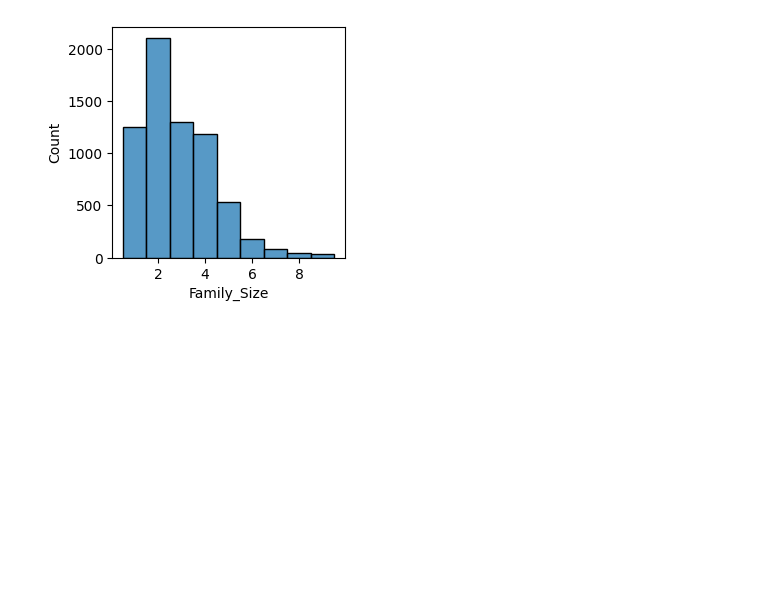
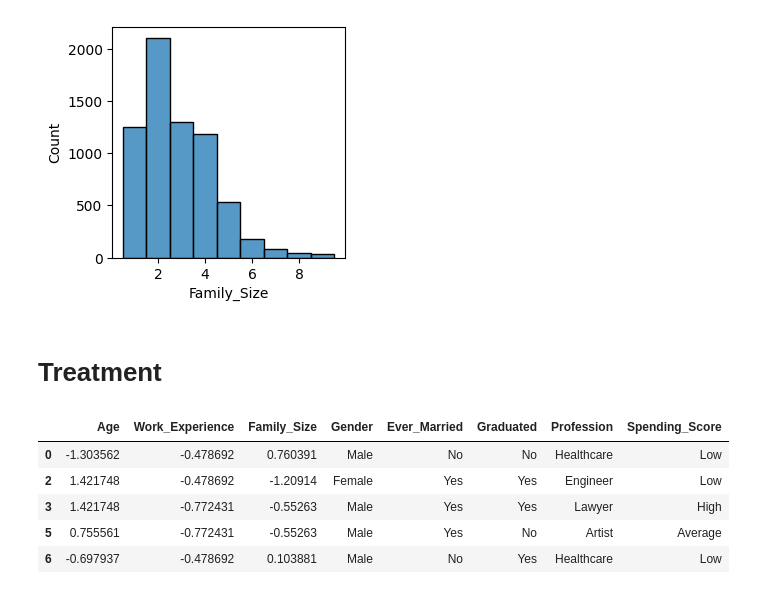
Before and after one commit to franklinzppa/customer-clusterization, a Jupyter notebook: customer-cluster.ipynb, the cells around one changed output. Cells and saved outputs as stored; diff of their text form; code cells hidden in the pictures; blank space fills up the shorter version.

```diff
--- a/customer-cluster.ipynb
+++ b/customer-cluster.ipynb
@@ -169,3 +174,5 @@ plt.figure(figsize=(3,3))
 sns.histplot(df_dropna, x='Family_Size', discrete=True);
 # %% [output]
 [figure]
+# %% [markdown]
+# Treatment
@@ -171,0 +205,15 @@ sns.histplot(df_dropna, x='Family_Size', discrete=True);
+# %%
+cat_cols = ['Gender', 'Ever_Married', 'Graduated', 'Profession', 'Spending_Score']
+num_cols = ['Age', 'Work_Experience', 'Family_Size']
+
+ct =  ColumnTransformer([('std_scaler', std_scaler, num_cols)], remainder='passthrough')
+
+df_tr = pd.DataFrame(ct.fit_transform(df_dropna), index=df_dropna.index, columns=num_cols+cat_cols)
+df_tr.head()
+# %% [output]
+|  | Age | Work_Experience | Family_Size | Gender | Ever_Married | Graduated | Profession | Spending_Score |
+| 0 | -1.303562 | -0.478692 | 0.760391 | Male | No | No | Healthcare | Low |
+| 2 | 1.421748 | -0.478692 | -1.20914 | Female | Yes | Yes | Engineer | Low |
+| 3 | 1.421748 | -0.772431 | -0.55263 | Male | Yes | Yes | Lawyer | High |
+| 5 | 0.755561 | -0.772431 | -0.55263 | Male | Yes | No | Artist | Average |
+| 6 | -0.697937 | -0.478692 | 0.103881 | Male | No | Yes | Healthcare | Low |
```
Also changed, not shown: parts of 14 cells of this notebook.
